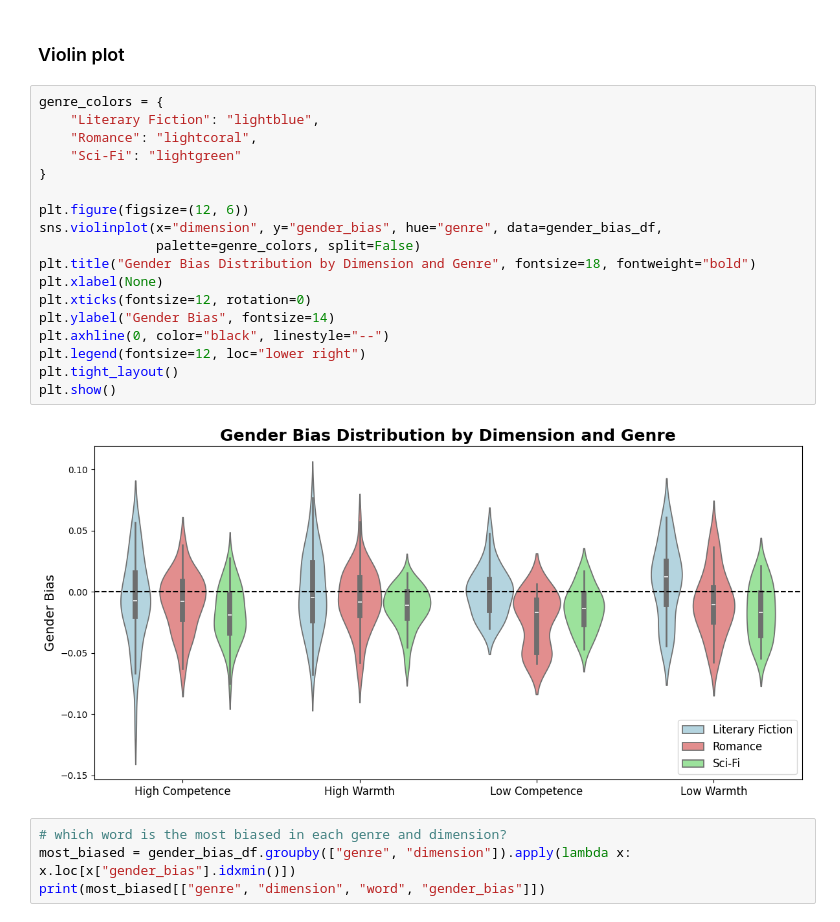
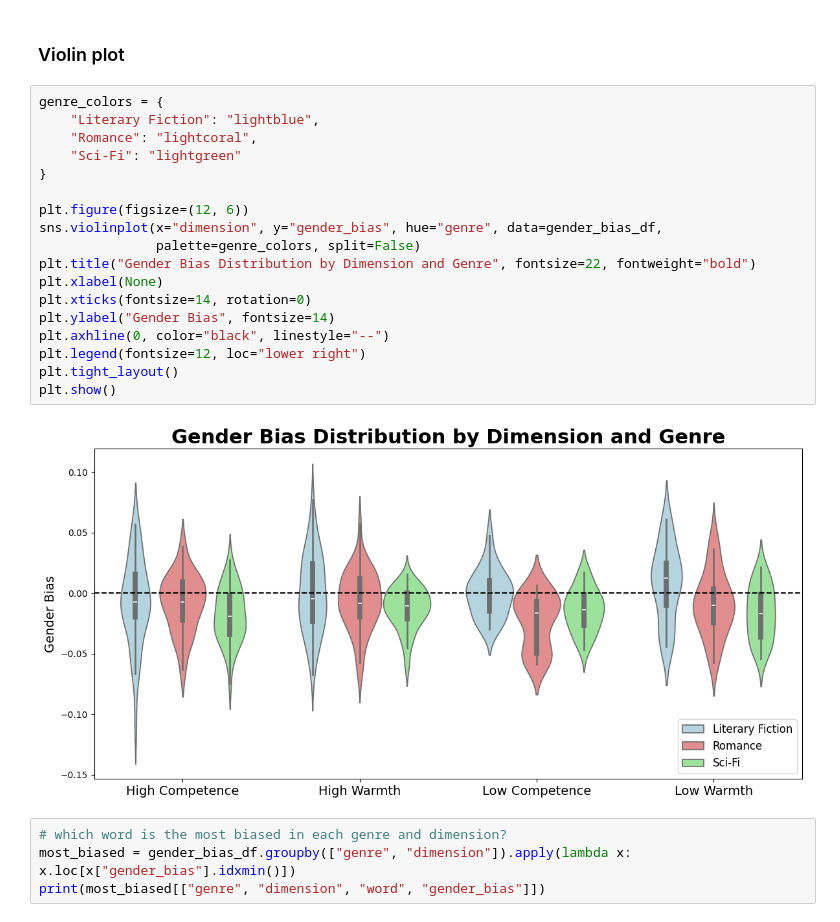
Before and after one commit to Idun9000/Gender-Stereotypes-in-LLM-generated-short-stories, a Jupyter notebook: notebooks/Gender bias analysis/associational_bias_plotting.ipynb, the cells around one changed output. Drawn from its saved outputs; the diff is of its cells as text.

```diff
--- a/notebooks/Gender bias analysis/associational_bias_plotting.ipynb
+++ b/notebooks/Gender bias analysis/associational_bias_plotting.ipynb
@@ -45,23 +45,23 @@ gender_bias_df["dimension"] = gender_bias_df["dimension"].replace({
 # %%
 genre_colors = {
     "Literary Fiction": "lightblue",
     "Romance": "lightcoral",
     "Sci-Fi": "lightgreen"
 }
 
 plt.figure(figsize=(12, 6))
 sns.violinplot(x="dimension", y="gender_bias", hue="genre", data=gender_bias_df,
                palette=genre_colors, split=False)
-plt.title("Gender Bias Distribution by Dimension and Genre", fontsize=18, fontweight="bold")
+plt.title("Gender Bias Distribution by Dimension and Genre", fontsize=22, fontweight="bold")
 plt.xlabel(None)
-plt.xticks(fontsize=12, rotation=0)
+plt.xticks(fontsize=14, rotation=0)
 plt.ylabel("Gender Bias", fontsize=14)
 plt.axhline(0, color="black", linestyle="--")
 plt.legend(fontsize=12, loc="lower right")
 plt.tight_layout()
 plt.show()
 # %% [output]
-[figure, old version]
+[figure, new version]
 # %%
 # which word is the most biased in each genre and dimension?
 most_biased = gender_bias_df.groupby(["genre", "dimension"]).apply(lambda x: x.loc[x["gender_bias"].idxmin()])
```
Also changed, not shown: parts of 8 cells of this notebook, 14 other files.
